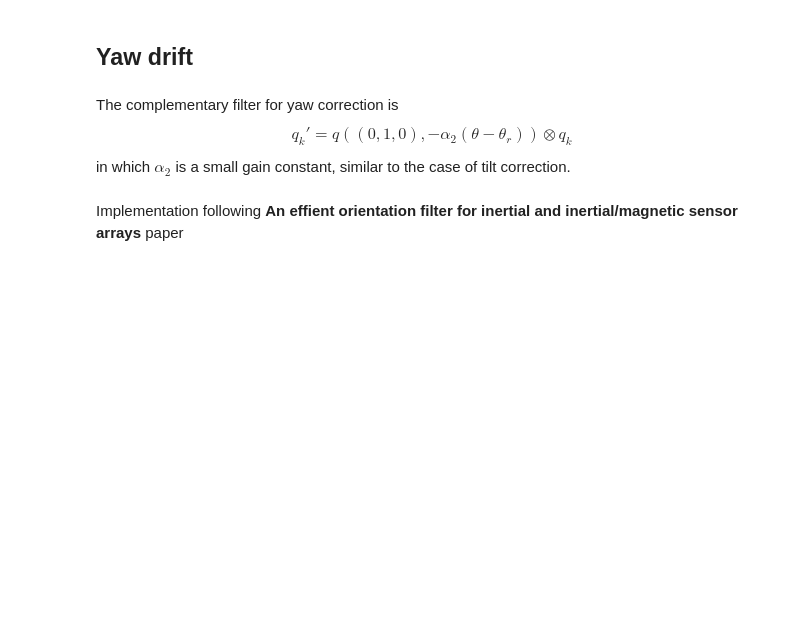
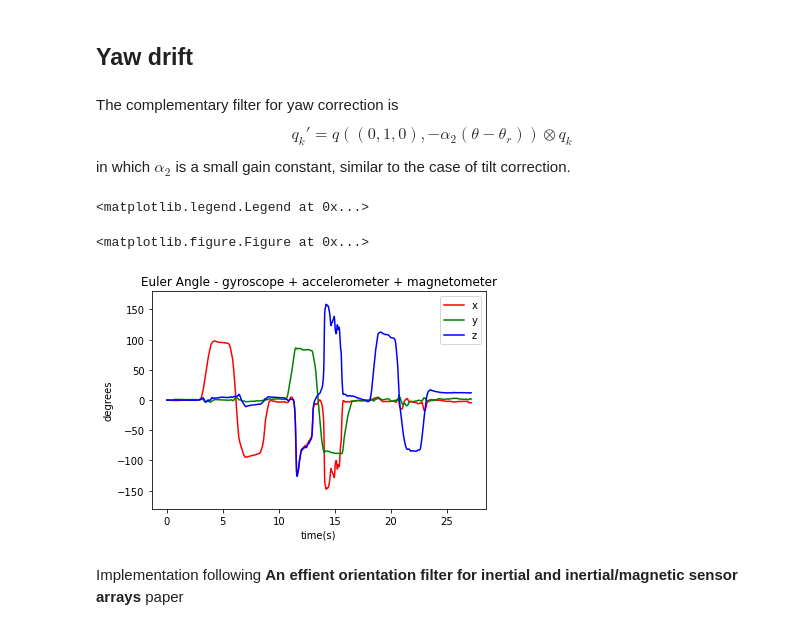
Before and after one commit to Fatema/imu, a Jupyter notebook: imu-prototype.ipynb, the cells around one changed output. Cells and saved outputs as stored; diff of their text form; code cells hidden in the pictures; blank space fills up the shorter version.

```diff
--- a/imu-prototype.ipynb
+++ b/imu-prototype.ipynb
@@ -579,3 +785,39 @@ def imu_gyro_acc_magn(n, gyroscope_data, accelerometer_data, magnetometer_data,
+# %%
+gyroscope_radians = deg2radians(gyroscope_data)
+accelerometer_radians = deg2radians(accelerometer_data)
+magnetometer_radians = deg2radians(magnetometer_data)
+
+accelerometer_narmalized = data_normalized(accelerometer_radians)
+magnetometer_narmalized = data_normalized(magnetometer_data)
+n = imu_data.shape[0]
+
+q_imu_gyro_acc_magn = imu_gyro_acc_magn(n, gyroscope_radians, accelerometer_narmalized, magnetometer_narmalized)
+
+euler_imu_gyro_acc_magn = np.apply_along_axis(quaternions2euler, 2, q_imu_gyro_acc_magn)
+euler_imu_gyro_acc_magn = np.apply_along_axis(np.rad2deg, 2, euler_imu_gyro_acc_magn)
+
+plt.clf()
+time = imu_data['time'].values
+plt.figure(3)
+plt.ylim(-180,180)
+plt.xlabel('time(s)')
+plt.ylabel('degrees')
+plt.title('Euler Angle - gyroscope + accelerometer + magnetometer')
+xdata = []
+ydata = []
+zdata = []
+for row in euler_imu_gyro_acc_magn:
+    xdata += [row[0][0]]
+    ydata += [row[0][1]]
+    zdata += [row[0][2]]
+plt.plot(time, xdata, linestyle='-', color='r', label='x')
+plt.plot(time, ydata, linestyle='-', color='g', label='y')
+plt.plot(time, zdata, linestyle='-', color='b', label='z')
+plt.legend(loc='upper right')
+# %% [output]
+<matplotlib.legend.Legend at 0x...>
+<matplotlib.figure.Figure at 0x...>
+[figure, added]
 # %% [markdown]
 Implementation following **An effient orientation filter for inertial and inertial/magnetic sensor arrays** paper
 # %%
```
Also changed, not shown: parts of 8 cells of this notebook.
